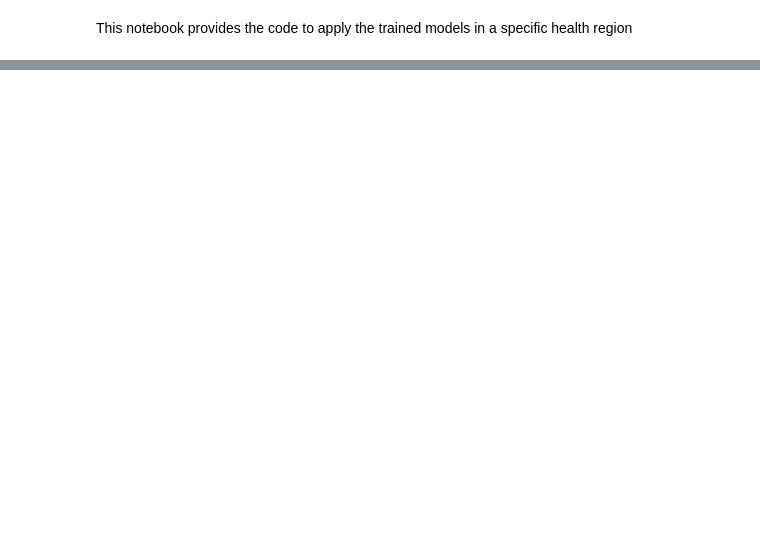
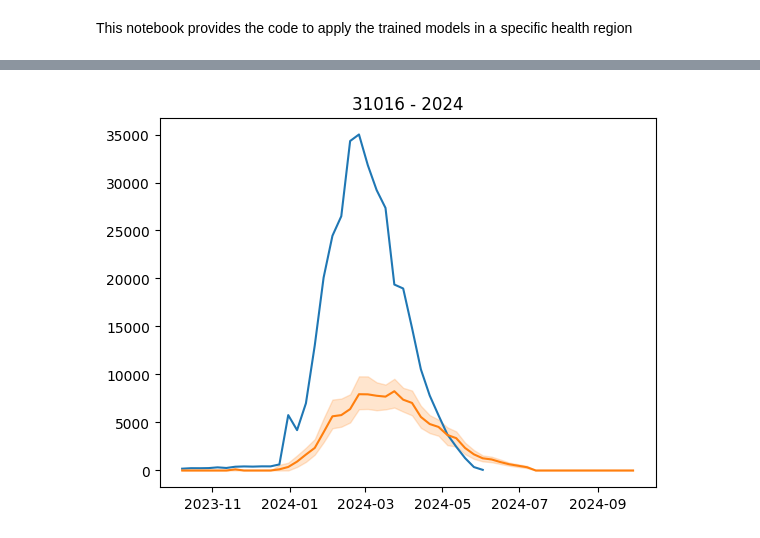
Before and after one commit to eduardocorrearaujo/lstm_transf_to_state, a Jupyter notebook: apply_the_model_in_a_specific_region.ipynb, the cells around one changed output, grey strips where cells are left out. Saved outputs shown, nothing was run; the diff lists cells and outputs as text; code cells hidden in the pictures; blank space fills up the shorter version.

```diff
--- a/apply_the_model_in_a_specific_region.ipynb
+++ b/apply_the_model_in_a_specific_region.ipynb
@@ -112,0 +89,28 @@ plt.show()
+# %%
+df_clima_all = prep.load_climate_data()
+df_clima = df_clima_all.loc[df_clima_all.geocode.astype(str).str[:2] == str(state_to_code[STATE])]
+
+df_end = df.merge(df_clima, left_on = ['date', 'epiweek', 'geocode'], right_on = ['date', 'epiweek', 'geocode'])
+
+df_end.date = pd.to_datetime(df_end.date)
+
+df_end.set_index('date', inplace = True)
+
+df_w = prep.aggregate_data_clima(df_end, region, column = 'regional_geocode')
+
+#df_w['inc'] = 10*df_w['casos']/df_pop_region.loc[df_pop_region.regional_geocode==geo]['pop'].values[0]
+df_w['pop_norm'] = df_pop_region.loc[df_pop_region.regional_geocode==region]['pop_norm'].values[0]
+
+df_w = df_w.reset_index().merge( df_all_epi.loc[df_all_epi.code_region == region][['year',
+                                                          'R0',
+                                                          'peak_week',
+                                                          'total_cases',
+                                                          'perc_geocode']], how = 'left', left_on = 'year', right_on = 'year').set_index('date')
+
+df_w = df_w.fillna(0)
+
+data = df_w.merge(enso[indicators], left_index = True, right_index = True)
+
+X_train, y_train, norm_values = prep.get_train_data(data.loc[data.year < test_year], columns_to_normalize= columns_to_normalize)
+
+X_test, y_test =  prep.get_test_data(norm_values, data, test_year, columns_to_normalize = columns_to_normalize)
@@ -112,0 +121,19 @@ plt.show()
+# %%
+dates = prep.gen_forecast_dates(test_year)
+model = load_model(f'./saved_models/model_climate_{STATE}_{test_year-1}_{model_name}.keras')
+
+df_preds = make_predictions(model, X_test, norm_values, dates = dates)
+# %%
+fig, ax = plt.subplots()
+
+ax.plot(df_preds.dates[:35], y_test[0]*norm_values['casos'], label = 'Data')
+
+ax.plot(df_preds.dates, df_preds.preds, label = 'preds')
+
+ax.fill_between( df_preds.dates, df_preds.lower, df_preds.upper, color = 'tab:orange', alpha = 0.2)
+
+ax.set_title(f'{region} - {test_year}')
+
+plt.show()
+# %% [output]
+[figure, added]
```
Also changed, not shown: parts of 16 cells of this notebook, 58 other files.
